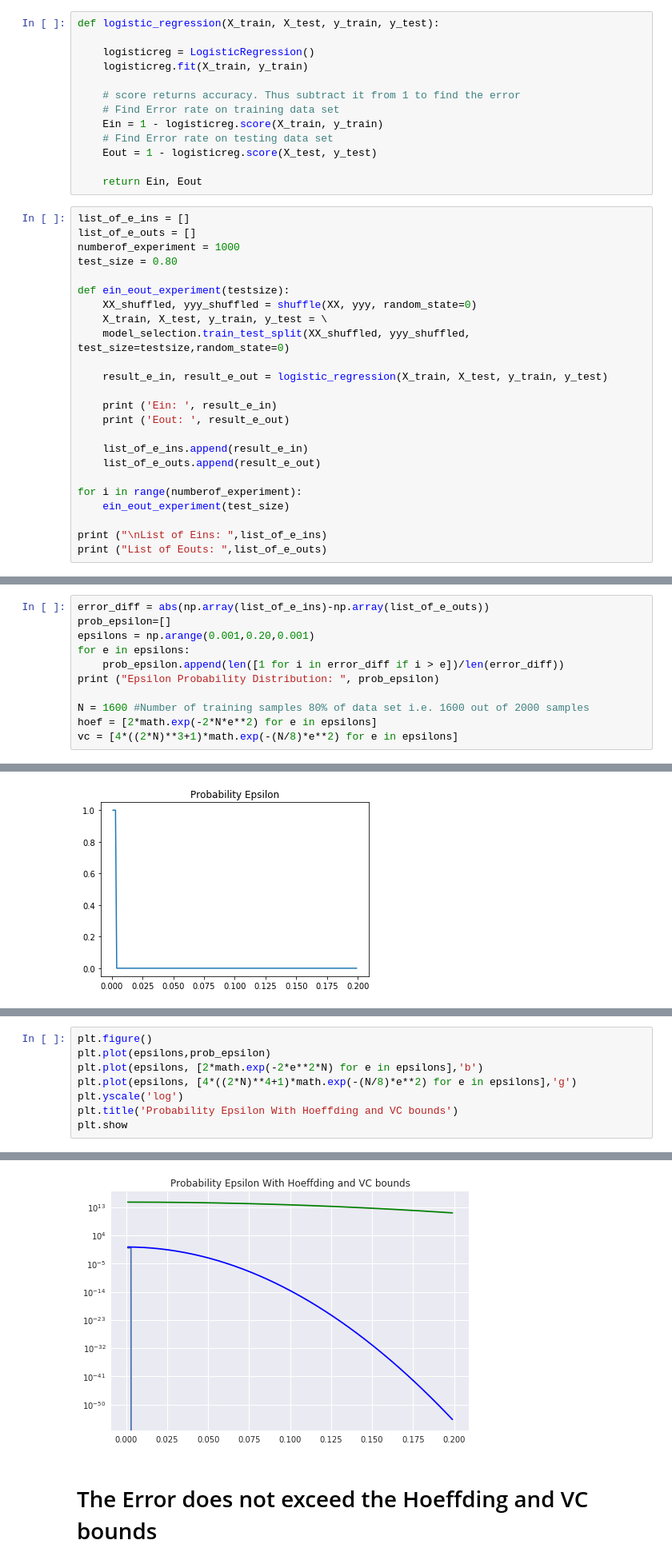
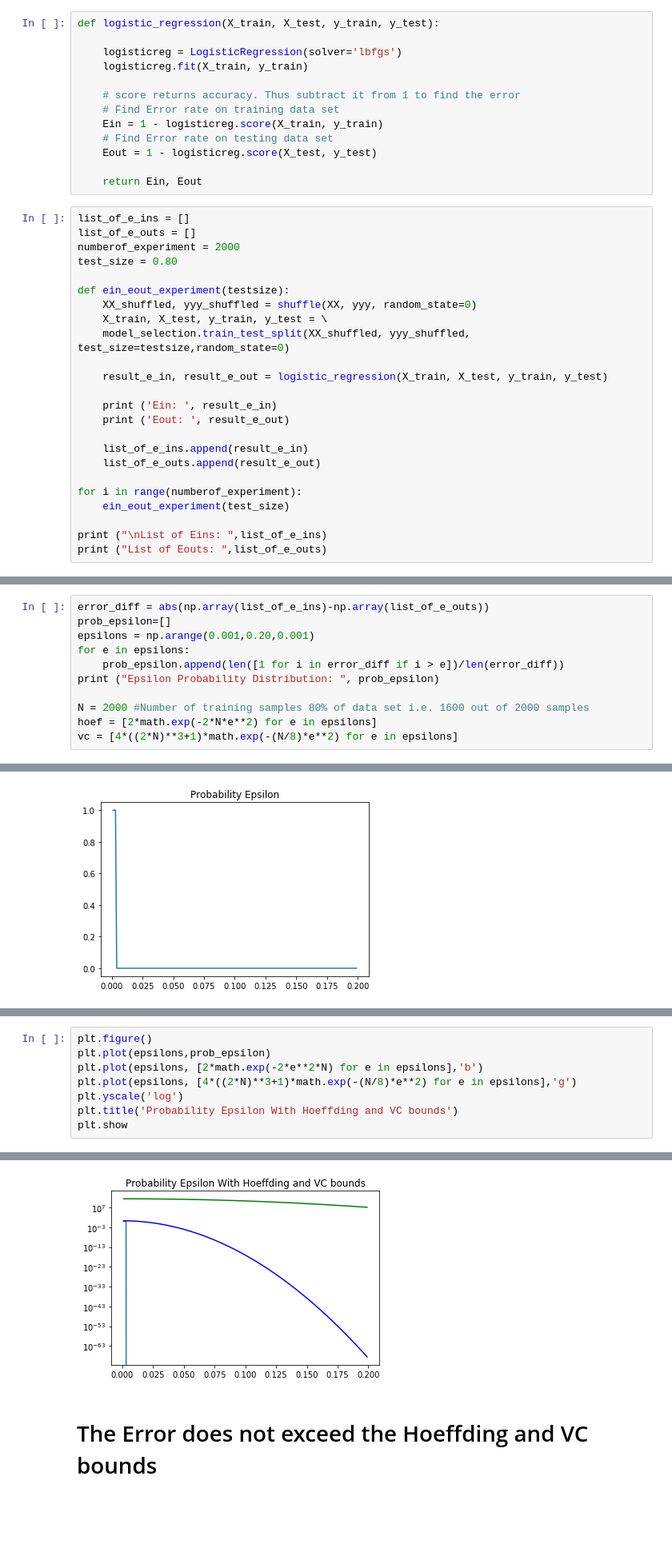
Before and after one commit to vipulpopat/MSCAI_Sem1_Etivity2, a Jupyter notebook: Etivity2_18263003.ipynb, the cells around one changed output, grey strips where cells are left out. Shown at 80% size. Cells and saved outputs as stored; diff of their text form; blank space fills up the shorter version.

```diff
--- a/Etivity2_18263003.ipynb
+++ b/Etivity2_18263003.ipynb
@@ -362,7 +429,7 @@ Name: loan, Length: 2000, dtype: int64
 # %%
 def logistic_regression(X_train, X_test, y_train, y_test):
 
-    logisticreg = LogisticRegression()
+    logisticreg = LogisticRegression(solver='lbfgs')
     logisticreg.fit(X_train, y_train)
 
     # score returns accuracy. Thus subtract it from 1 to find the error
@@ -375,7 +442,7 @@ def logistic_regression(X_train, X_test, y_train, y_test):
 # %%
 list_of_e_ins = []
 list_of_e_outs = []
-numberof_experiment = 1000
+numberof_experiment = 2000
 test_size = 0.80
 
 def ein_eout_experiment(testsize):
@@ -422,7 +489,7 @@ for e in epsilons:
     prob_epsilon.append(len([1 for i in error_diff if i > e])/len(error_diff))
 print ("Epsilon Probability Distribution: ", prob_epsilon)
 
-N = 1600 #Number of training samples 80% of data set i.e. 1600 out of 2000 samples
+N = 2000 #Number of training samples 80% of data set i.e. 1600 out of 2000 samples
 hoef = [2*math.exp(-2*N*e**2) for e in epsilons]
 vc = [4*((2*N)**3+1)*math.exp(-(N/8)*e**2) for e in epsilons]
 # %% [output]
@@ -459,7 +526,7 @@ plt.show
 plt.figure()
 plt.plot(epsilons,prob_epsilon)
 plt.plot(epsilons, [2*math.exp(-2*e**2*N) for e in epsilons],'b')
-plt.plot(epsilons, [4*((2*N)**4+1)*math.exp(-(N/8)*e**2) for e in epsilons],'g')
+plt.plot(epsilons, [4*((2*N)**3+1)*math.exp(-(N/8)*e**2) for e in epsilons],'g')
 plt.yscale('log')
 plt.title('Probability Epsilon With Hoeffding and VC bounds')
 plt.show
@@ -468,4 +535,4 @@ plt.show
-[figure, old version]
+[figure, new version]
 # %% [markdown]
 # The Error does not exceed the Hoeffding and VC bounds
 # %% [markdown]
```
Also changed, not shown: parts of 24 cells of this notebook.
